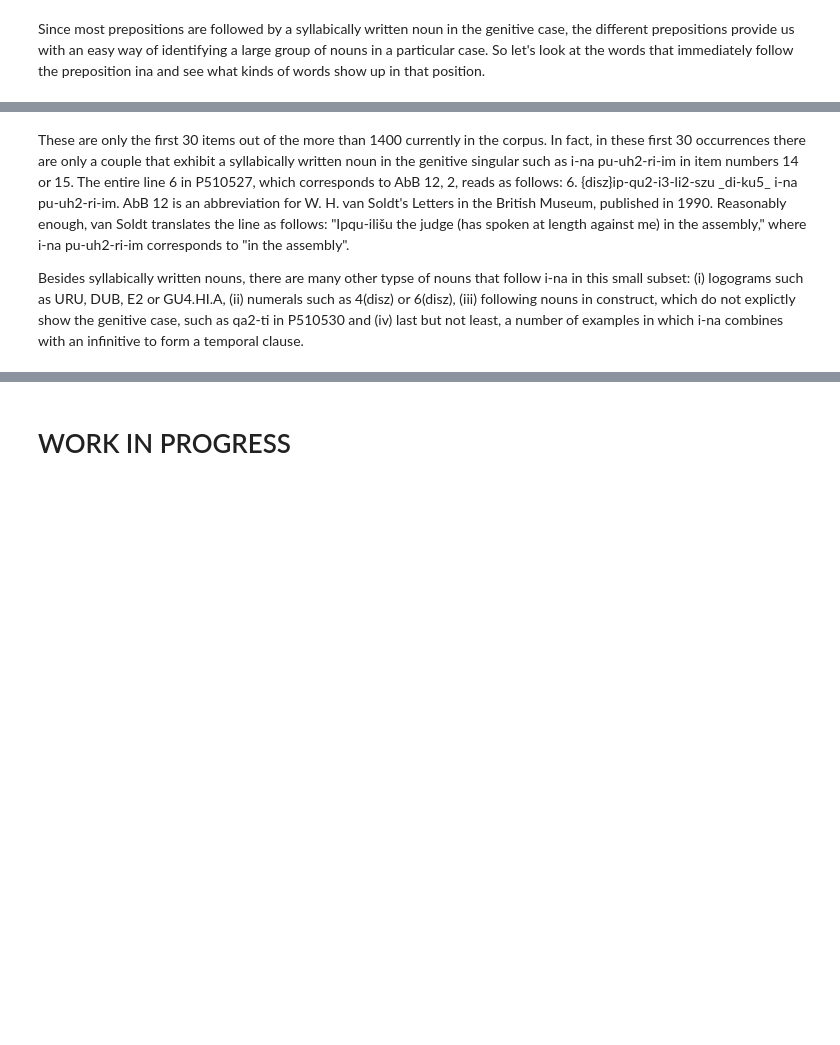
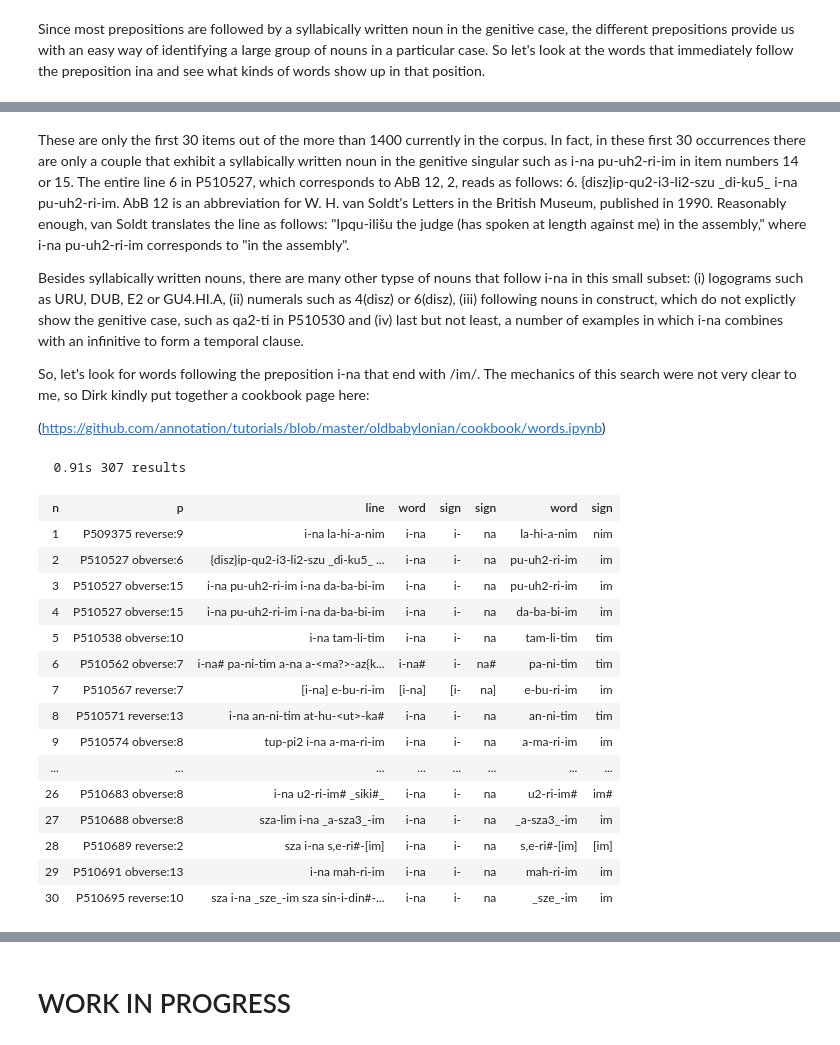
Before and after one commit to Nino-cunei/primers, a Jupyter notebook: oldbabylonian/OB-primer1-prepositions.ipynb, the cells around one changed output, grey strips where cells are left out. Cells and saved outputs as stored; diff of their text form; code cells hidden in the pictures; blank space fills up the shorter version.

```diff
--- a/oldbabylonian/OB-primer1-prepositions.ipynb
+++ b/oldbabylonian/OB-primer1-prepositions.ipynb
@@ -145,3 +156,37 @@ A.table(results, end=30)
 These are only the first 30 items out of the more than 1400 currently in the corpus. In fact, in these first 30 occurrences there are only a couple that exhibit a syllabically written noun in the genitive singular such as i-na pu-uh2-ri-im in item numbers 14 or 15. The entire line 6 in P510527, which corresponds to AbB 12, 2, reads as follows: 6. {disz}ip-qu2-i3-li2-szu \_di-ku5\_ i-na pu-uh2-ri-im. AbB 12 is an abbreviation for W. H. van Soldt's Letters in the British Museum, published in 1990. Reasonably enough, van Soldt translates the line as follows: "Ipqu-ilišu the judge (has spoken at length against me) in the assembly," where i-na pu-uh2-ri-im corresponds to "in the assembly".
 
 Besides syllabically written nouns, there are many other typse of nouns that follow i-na in this small subset: (i) logograms such as URU, DUB, E2 or GU4.HI.A, (ii) numerals such as 4(disz) or 6(disz), (iii) following nouns in construct, which do not explictly show the genitive case, such as qa2-ti in P510530 and (iv) last but not least, a number of examples in which i-na combines with an infinitive to form a temporal clause.
+
+So, let's look for words following the preposition i-na that end with /im/. The mechanics of this search were not very clear to me, so Dirk kindly put together a cookbook page here:
+
+(https://github.com/annotation/tutorials/blob/master/oldbabylonian/cookbook/words.ipynb)
+# %%
+queryL2 = '''
+line
+  word
+    =: sign reading=i
+    <: sign reading=na
+    :=
+  <: word
+    := sign reading~im$
+'''
+results = A.search(queryL2)
+A.table(results, end=30)
+# %% [output]
+  0.91s 307 results
+| n | p | line | word | sign | sign | word | sign |
+| 1 | P509375 reverse:9 | i-na la-hi-a-nim | i-na | i- | na | la-hi-a-nim | nim |
+| 2 | P510527 obverse:6 | {disz}ip-qu2-i3-li2-szu _di-ku5_ ... | i-na | i- | na | pu-uh2-ri-im | im |
+| 3 | P510527 obverse:15 | i-na pu-uh2-ri-im i-na da-ba-bi-im | i-na | i- | na | pu-uh2-ri-im | im |
+| 4 | P510527 obverse:15 | i-na pu-uh2-ri-im i-na da-ba-bi-im | i-na | i- | na | da-ba-bi-im | im |
+| 5 | P510538 obverse:10 | i-na tam-li-tim | i-na | i- | na | tam-li-tim | tim |
+| 6 | P510562 obverse:7 | i-na# pa-ni-tim a-na a-<ma?>-az{k... | i-na# | i- | na# | pa-ni-tim | tim |
+| 7 | P510567 reverse:7 | [i-na] e-bu-ri-im | [i-na] | [i- | na] | e-bu-ri-im | im |
+| 8 | P510571 reverse:13 | i-na an-ni-tim at-hu-<ut>-ka# | i-na | i- | na | an-ni-tim | tim |
+| 9 | P510574 obverse:8 | tup-pi2 i-na a-ma-ri-im | i-na | i- | na | a-ma-ri-im | im |
+| ... | ... | ... | ... | ... | ... | ... | ... |
+| 26 | P510683 obverse:8 | i-na u2-ri-im# _siki#_ | i-na | i- | na | u2-ri-im# | im# |
+| 27 | P510688 obverse:8 | sza-lim i-na _a-sza3_-im | i-na | i- | na | _a-sza3_-im | im |
+| 28 | P510689 reverse:2 | sza i-na s,e-ri#-[im] | i-na | i- | na | s,e-ri#-[im] | [im] |
+| 29 | P510691 obverse:13 | i-na mah-ri-im | i-na | i- | na | mah-ri-im | im |
+| 30 | P510695 reverse:10 | sza i-na _sze_-im sza sin-i-din#-... | i-na | i- | na | _sze_-im | im |
```
Also changed, not shown: parts of 8 cells of this notebook.
